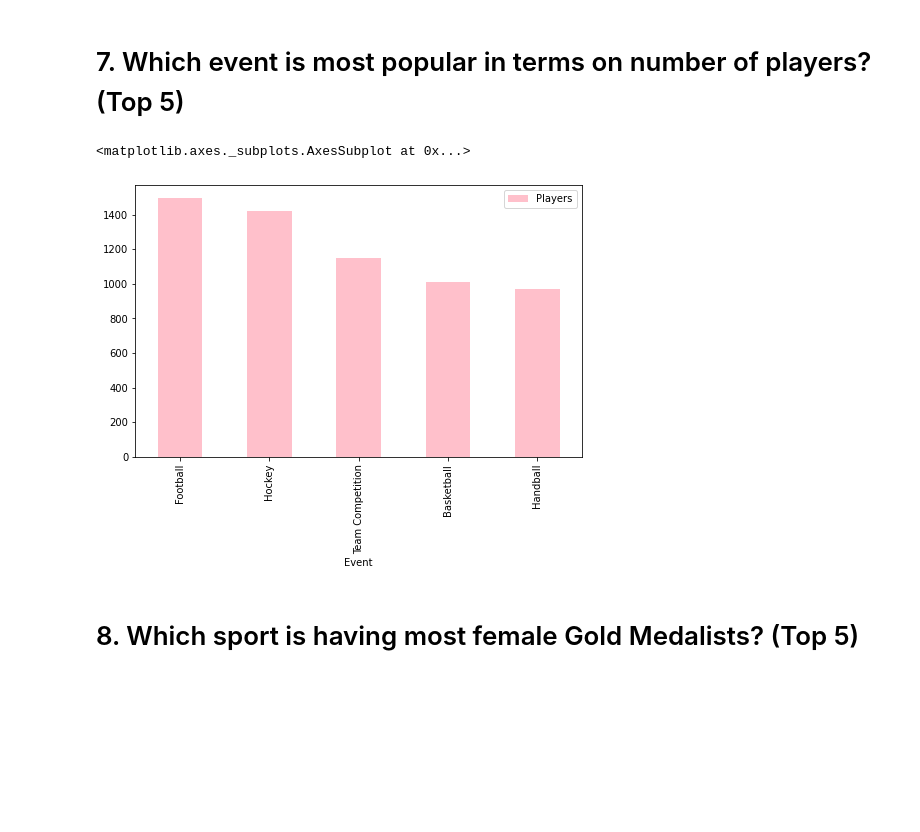
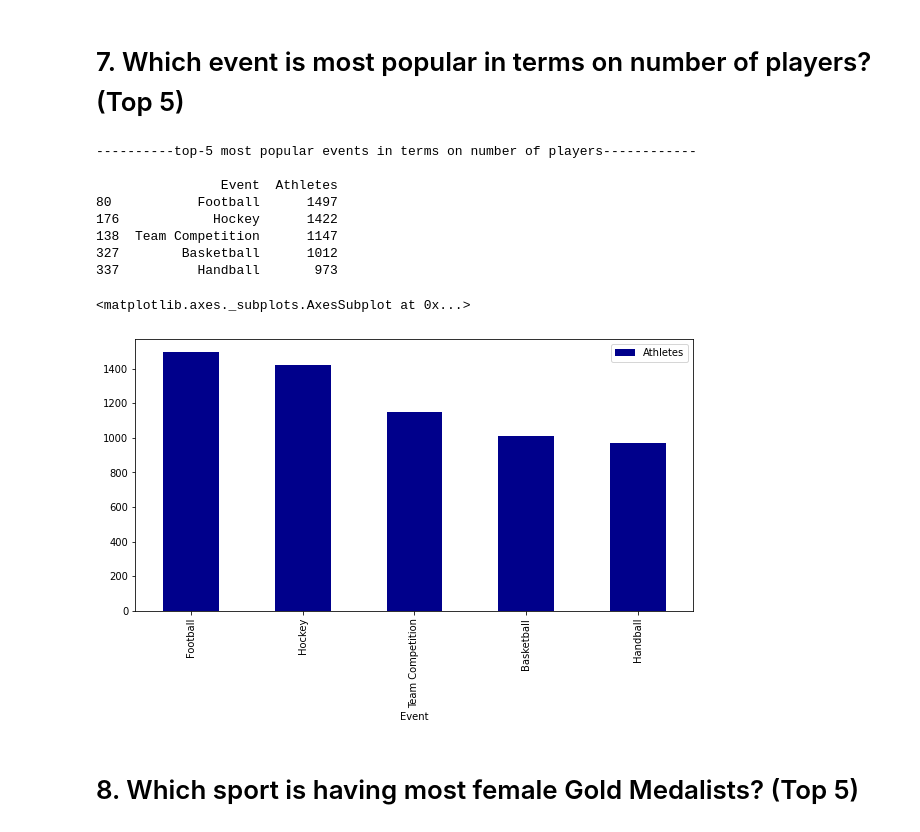
Before and after one commit to SrilaxmiThatha/Summer-Olympic-Analysis, a Jupyter notebook: Olympic_analysis.ipynb, the cells around one changed output. Saved outputs shown, nothing was run; the diff lists cells and outputs as text; code cells hidden in the pictures; blank space fills up the shorter version.

```diff
--- a/Olympic_analysis.ipynb
+++ b/Olympic_analysis.ipynb
@@ -101,13 +143,14 @@ data.plot(x = 'Sport', y = 'Medals', kind = 'bar', figsize = (8,5),color = 'gree
 # %% [markdown]
 #    4. Which player has won most number of medals? (Top 5)
 # %%
-import pandas as pd
-df = pd.read_csv("summer.csv")
+data = []
 
-for Athlete in df['Athlete'].unique():
-    data.append([Athlete, len(df[df['Athlete'] == Athlete])])
+for athlete in df['Athlete'].unique():
+    data.append([athlete , len(df[(df['Athlete'] == athlete)])])
 
-data = pd.DataFrame(data, columns = ['Athlete','Medals'])
-data = data.sort_values(by = 'Medals', ascending = False).head()
-data.plot(x = 'Athlete', y = 'Medals', kind = 'bar', figsize = (7,5),color = 'blue')
+plot_data = pd.DataFrame(data,columns = ['Athlete','No. of medals']).sort_values(by='No. of medals', ascending=False).head()
+
+print("-----------------Top-5 Players having most number of Medals---------------\n")
+print(plot_data)
+plot_data.plot(x = 'Athlete', y = 'No. of medals', kind = 'bar', figsize = (10,5), color = 'DarkCyan')
 # %% [output]
@@ -146,16 +236,25 @@ The year in which  India won its first gold medal in summer olympic is :  1928
 #      7. Which event is most popular in terms on number of players? (Top 5)
 # %%
 data = []
+for event in df['Event'].unique():
+    data.append([event , len(df[(df['Event'] == event)])])
 
-for Event in df['Event'].unique():
-    data.append([Event, len(df[df['Event'] == Event])])
+plot_data = pd.DataFrame(data,columns = ['Event','Athletes']).sort_values(by='Athletes', ascending=False).head()
 
-data = pd.DataFrame(data, columns = ['Event','Players'])
-data = data.sort_values(by = 'Players', ascending = False).head()
-data.plot(x = 'Event', y = 'Players', kind = 'bar', figsize = (8,5),color = 'pink')
+print("----------top-5 most popular events in terms on number of players------------ \n")
+print(plot_data)
+plot_data.plot(x = 'Event', y = 'Athletes', kind = 'bar', figsize = (10,5), color = 'DarkBlue')
 # %% [output]
-<matplotlib.axes._subplots.AxesSubplot at 0x...>
+----------top-5 most popular events in terms on number of players------------
+
+                Event  Athletes
+80           Football      1497
+176            Hockey      1422
+138  Team Competition      1147
+327        Basketball      1012
+337          Handball       973
+<matplotlib.axes._subplots.AxesSubplot at 0x...>
-[figure, old version]
+[figure, new version]
 # %% [markdown]
 #    8. Which sport is having most female Gold Medalists? (Top 5)
 # %%
```
Also changed, not shown: parts of 15 cells of this notebook.
